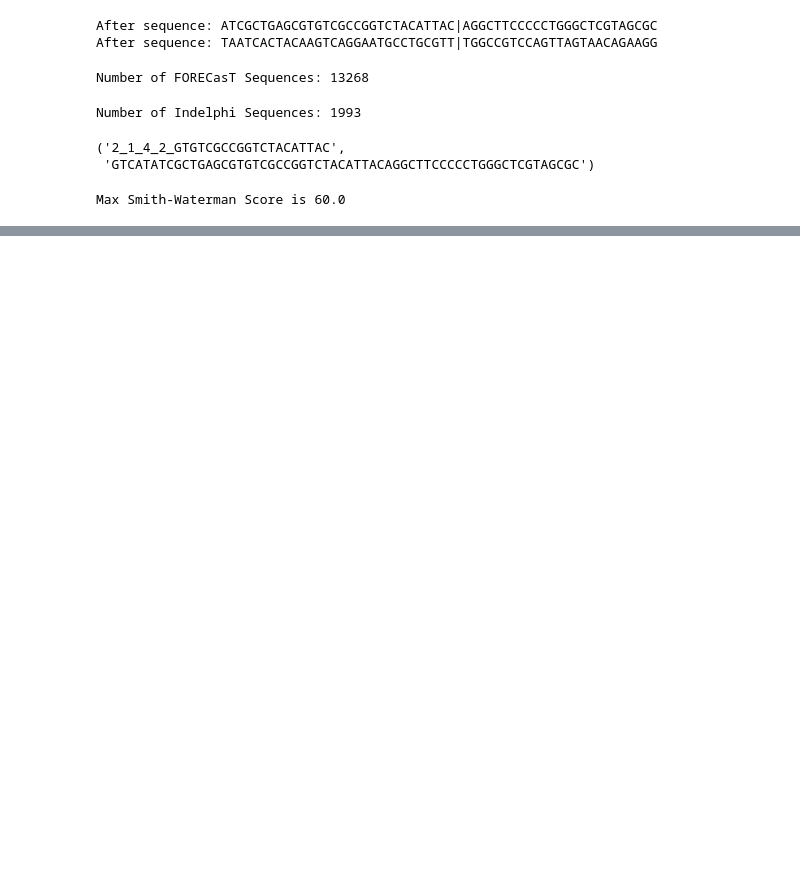
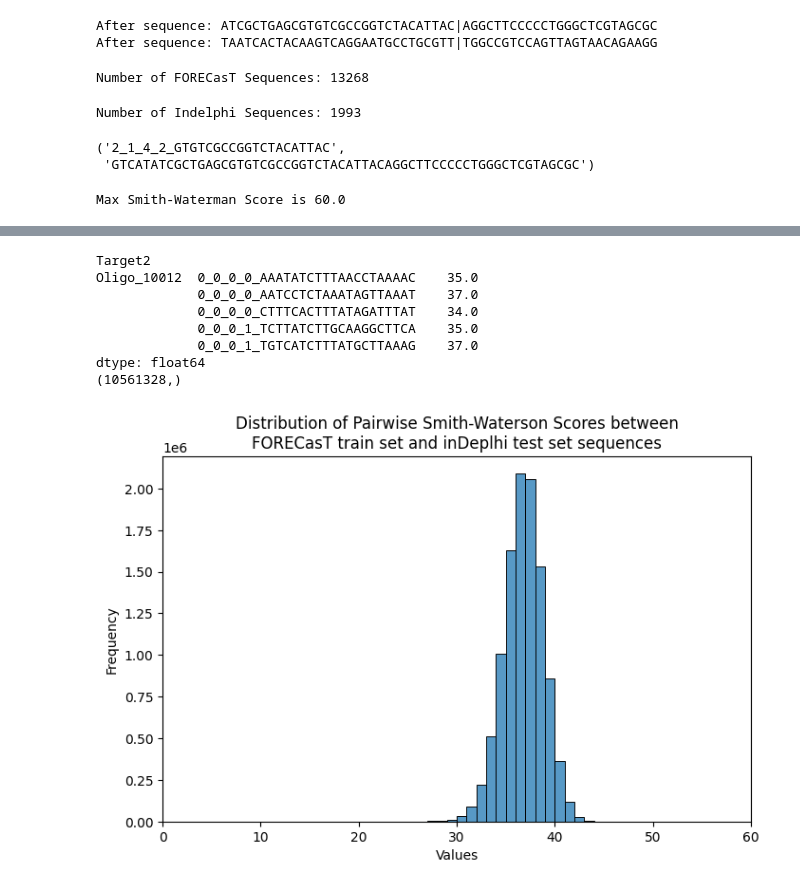
Before and after one commit to zouter/XCRISP, a Jupyter notebook: notebooks/figures/1b.calculating_homology.ipynb, the cells around one changed output, grey strips where cells are left out. Saved outputs shown, nothing was run; the diff lists cells and outputs as text; code cells hidden in the pictures; blank space fills up the shorter version.

```diff
--- a/notebooks/figures/1b.calculating_homology.ipynb
+++ b/notebooks/figures/1b.calculating_homology.ipynb
@@ -159,3 +204,26 @@ dtype: float64
+# %%
+upper_triangle_values = cross_alignment_scores.loc[np.intersect1d(FC_train, cross_alignment_scores.index.to_list()), np.intersect1d(indelphi_test, cross_alignment_scores.columns.to_list())].stack()
+print(upper_triangle_values.head())
+print(upper_triangle_values.shape)
+
+# Plot the distribution with specified bins and range
+plt.figure(figsize=(8, 5))
+sns.histplot(upper_triangle_values, bins=bins, kde=False)
+plt.title('Distribution of Pairwise Smith-Waterson Scores between\nFORECasT train set and inDeplhi test set sequences')
+plt.xlabel('Values')
+plt.ylabel('Frequency')
+plt.xlim(bin_range)  # Set x-axis limits to the specified range
+plt.savefig("./artifacts/pairwise-smith-waterson-FC-train-indelphi-test.pdf",  bbox_inches='tight')
+# %% [output]
+Target2
+Oligo_10012  0_0_0_0_AAATATCTTTAACCTAAAAC    35.0
+             0_0_0_0_AATCCTCTAAATAGTTAAAT    37.0
+             0_0_0_0_CTTTCACTTTATAGATTTAT    34.0
+             0_0_0_1_TCTTATCTTGCAAGGCTTCA    35.0
+             0_0_0_1_TGTCATCTTTATGCTTAAAG    37.0
+dtype: float64
+(10561328,)
+[figure, added]
 # %%
 # sns.clustermap(FC_alignment_scores,
 #             vmin=0, vmax=55,
```
Also changed, not shown: parts of 7 cells of this notebook, 6 other files.
